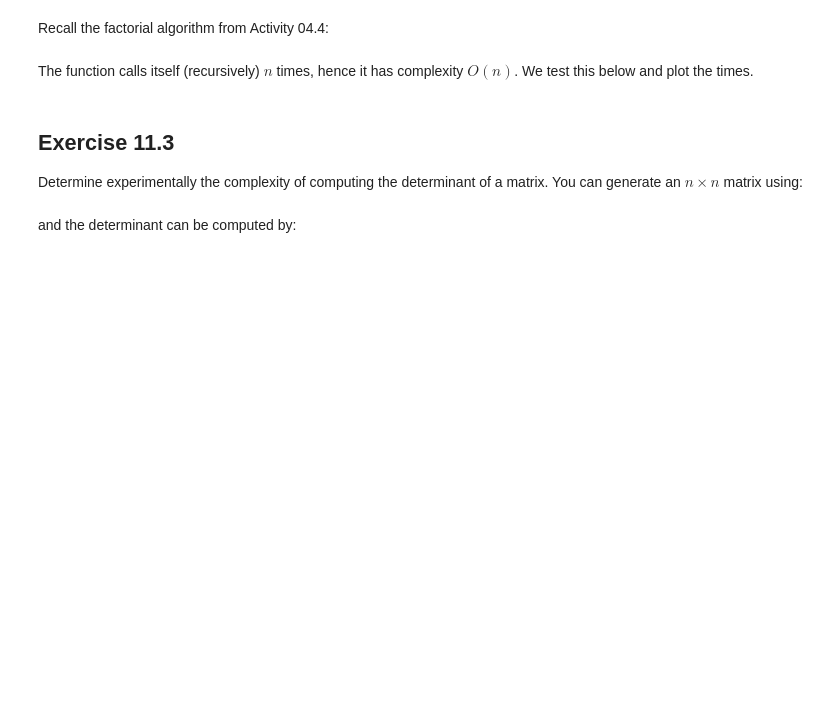
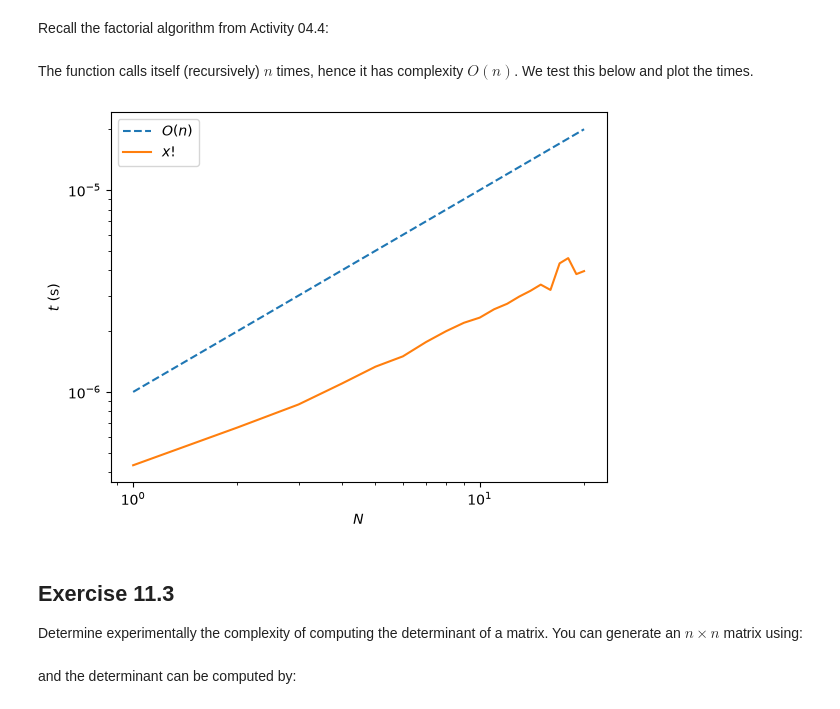
Before and after one commit to robertosc07/PartIA-Computing-Michaelmas_rs2462, a Jupyter notebook: 11 Exercises.ipynb, the cells around one changed output. Cells and saved outputs as stored; diff of their text form; code cells hidden in the pictures; blank space fills up the shorter version.

```diff
--- a/11 Exercises.ipynb
+++ b/11 Exercises.ipynb
@@ -46,3 +77,27 @@ the times.
+# %%
+#i chose 21 beacuse it is the last number for which I will not gewt an overflow, whuich messes up the
+#times for computing n!
+N = np.arange(1, 21)
+timesf = []
+
+#compute factorial value of given numbers and store time taken
+for n in N:
+    t = %timeit -n3 -q -o factorial(n)
+    timesf.append(t.best)
+
+plt.loglog(N, (1e-6)*N, '--', label=r'$O(n)$')
+plt.loglog(N, timesf, label=r'$x!$')
+
+plt.xlabel('$N$')
+plt.ylabel('$t$ (s)')
+
+plt.legend()
+plt.show()
+
+#we can see computing the factorial of a number takes an amount of time that scales more or less linearly as n increases
+#the x! line is roughly parallel to O(n), therefore we can say x! has a time complexity O(n)
+# %% [output]
+[figure, added]
 # %% [markdown]
 ## Exercise 11.3
 
```
Also changed, not shown: parts of 7 cells of this notebook, 4 other files.
